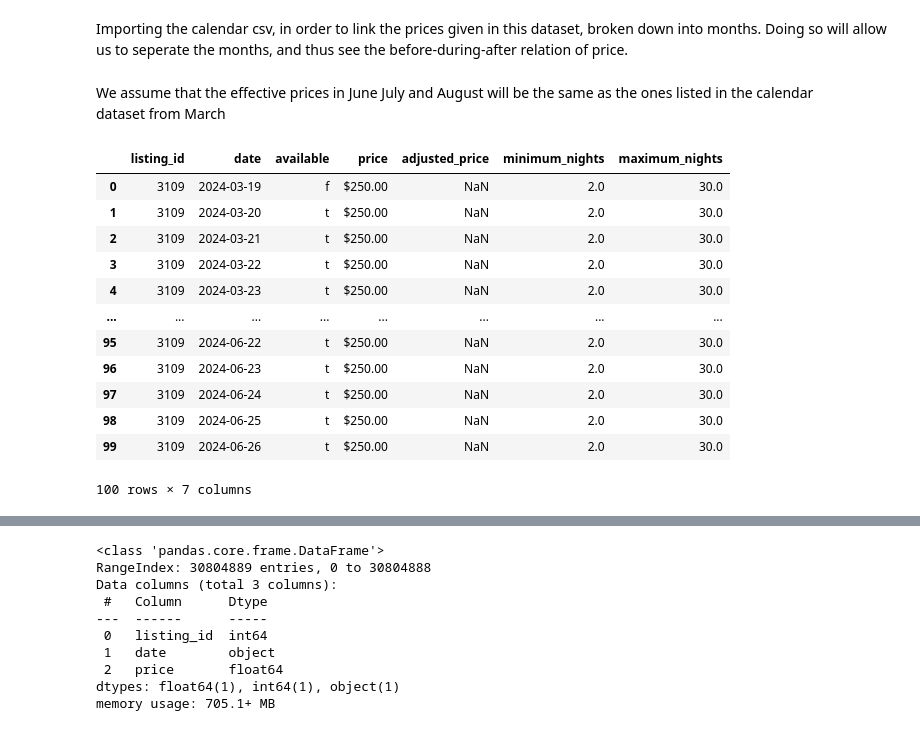
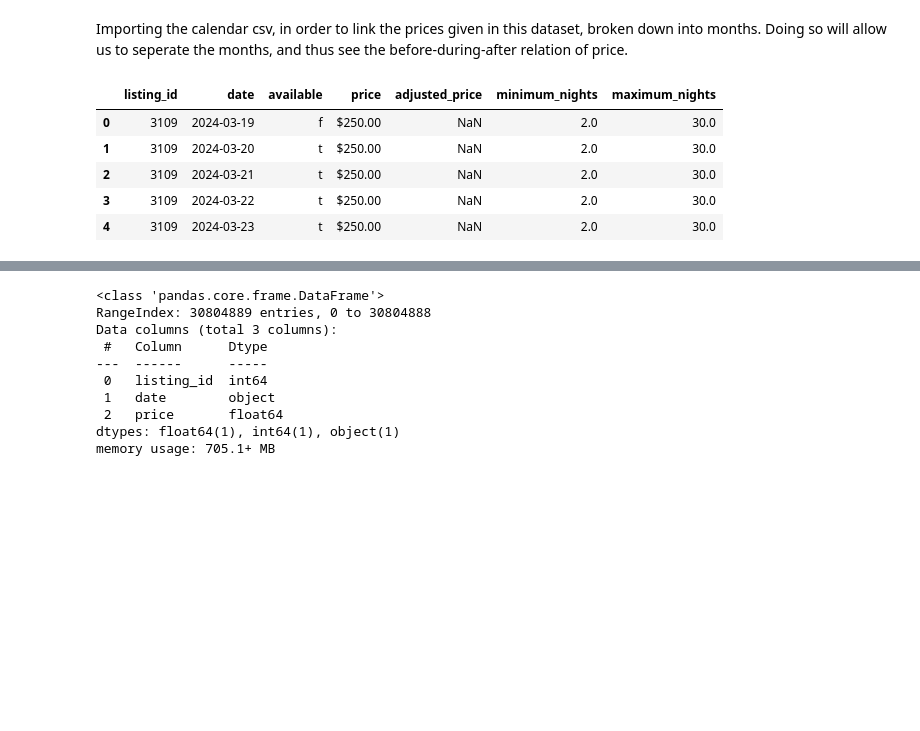
Before and after one commit to MalipieroMattia/ML_and_DL, a Jupyter notebook: ML_Assignment1_Draft 2.ipynb, the cells around one changed output, grey strips where cells are left out. Drawn from its saved outputs; the diff is of its cells as text; code cells hidden in the pictures; blank space fills up the shorter version.

```diff
--- a/ML_Assignment1_Draft 2.ipynb
+++ b/ML_Assignment1_Draft 2.ipynb
@@ -427,25 +427,16 @@ grouped_df.head(20)
 # %% [markdown]
 Importing the calendar csv, in order to link the prices given in this dataset, broken down into months. Doing so will allow us to seperate the months, and thus see the before-during-after relation of price.
-# %% [markdown]
-We assume that the effective prices in June July and August will be the same as the ones listed in the calendar dataset from March
 # %%
-calendar=pd.read_csv(r"C:/Users/Stelios PC/Downloads/airbnbm_march_calendar.csv/calendar.csv")
+calendar=pd.read_csv(r"/Users/francescoesposito/Documents/Lectures/Machine Learning/1 assignment/data/calendar.csv")
 # %%
-calendar.head(100)
+calendar.head()
 # %% [output]
 |  | listing_id | date | available | price | adjusted_price | minimum_nights | maximum_nights |
 | 0 | 3109 | 2024-03-19 | f | $250.00 | NaN | 2.0 | 30.0 |
 | 1 | 3109 | 2024-03-20 | t | $250.00 | NaN | 2.0 | 30.0 |
 | 2 | 3109 | 2024-03-21 | t | $250.00 | NaN | 2.0 | 30.0 |
 | 3 | 3109 | 2024-03-22 | t | $250.00 | NaN | 2.0 | 30.0 |
 | 4 | 3109 | 2024-03-23 | t | $250.00 | NaN | 2.0 | 30.0 |
-| ... | ... | ... | ... | ... | ... | ... | ... |
-| 95 | 3109 | 2024-06-22 | t | $250.00 | NaN | 2.0 | 30.0 |
-| 96 | 3109 | 2024-06-23 | t | $250.00 | NaN | 2.0 | 30.0 |
-| 97 | 3109 | 2024-06-24 | t | $250.00 | NaN | 2.0 | 30.0 |
-| 98 | 3109 | 2024-06-25 | t | $250.00 | NaN | 2.0 | 30.0 |
-| 99 | 3109 | 2024-06-26 | t | $250.00 | NaN | 2.0 | 30.0 |
-100 rows × 7 columns
 # %%
 calendar.info()
 # %% [output]
```
Also changed, not shown: parts of 54 cells of this notebook.
